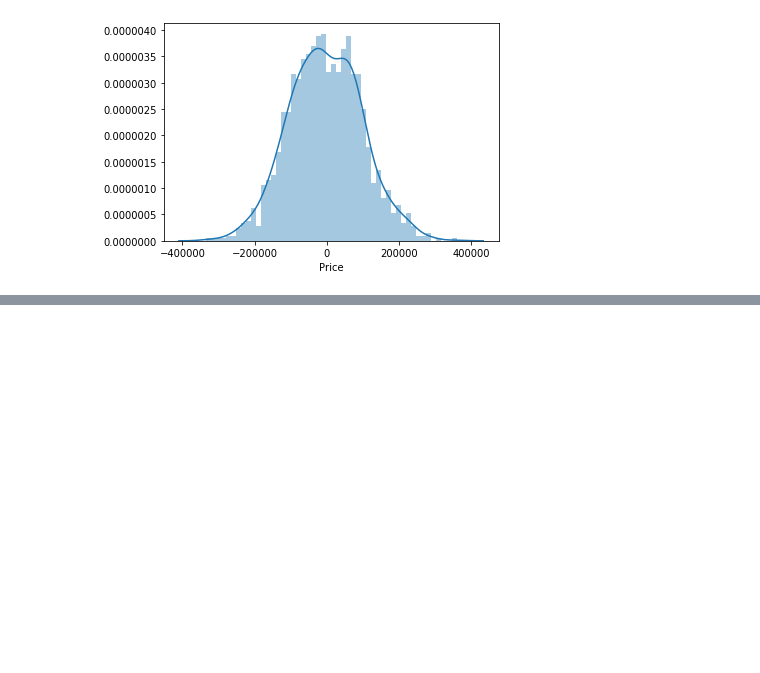
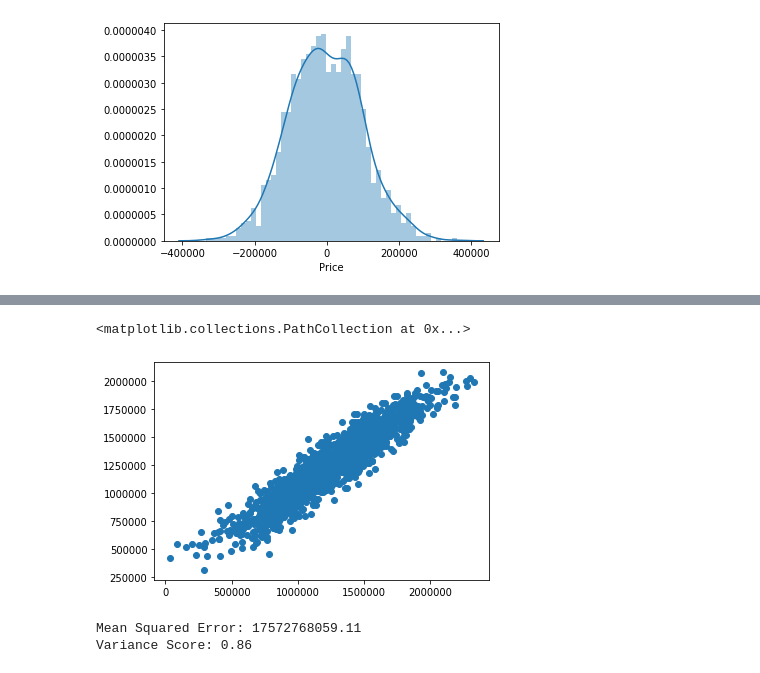
Before and after one commit to lucas-galvao/Backup, a Jupyter notebook: Machine Learning/Jupyter/US Housing.ipynb, the cells around one changed output, grey strips where cells are left out. Drawn from its saved outputs; the diff is of its cells as text; code cells hidden in the pictures; blank space fills up the shorter version.

```diff
--- a/Machine Learning/Jupyter/US Housing.ipynb
+++ b/Machine Learning/Jupyter/US Housing.ipynb
@@ -48,0 +53,16 @@ sns.distplot((y_test-y_pred), bins = 50)
+# %%
+x_train, x_test, y_train, y_test = train_test_split(x, y, test_size = 0.40, random_state = 101)
+# %%
+scaler = StandardScaler()
+scaler.fit(x_train)
+x_train = scaler.transform(x_train)
+x_test = scaler.transform(x_test)
+# %%
+r2_uni = []
+
+for i in range(1,30):
+    knn = KNeighborsRegressor(n_neighbors = i, weights = 'uniform')
+    knn.fit(x_train, y_train)
+    y_pred = knn.predict(x_test)
+    r2_uni.append(round(r2_score(y_test, y_pred), 5))
+    print(str(i) + ' - ' + str(r2_uni[i-1]))
@@ -48,0 +87,9 @@ sns.distplot((y_test-y_pred), bins = 50)
+# %%
+r2_dist = []
+
+for i in range(1,30):
+    knn = KNeighborsRegressor(n_neighbors = i, weights = 'distance')
+    knn.fit(x_train, y_train)
+    y_pred = knn.predict(x_test)
+    r2_dist.append(round(r2_score(y_test, y_pred), 5))
+    print(str(i) + ' - ' + str(r2_dist[i-1]))
@@ -48,0 +114,11 @@ sns.distplot((y_test-y_pred), bins = 50)
+# %%
+plt.scatter(y_test, y_pred)
+# %% [output]
+<matplotlib.collections.PathCollection at 0x...>
+[figure, added]
+# %%
+print('Mean Squared Error: %.2f' % mean_squared_error(y_test, y_pred))
+print('Variance Score: %.2f' % r2_score(y_test, y_pred))
+# %% [output]
+Mean Squared Error: 17572768059.11
+Variance Score: 0.86
```
Also changed, not shown: parts of 4 cells of this notebook, 5 other files.
